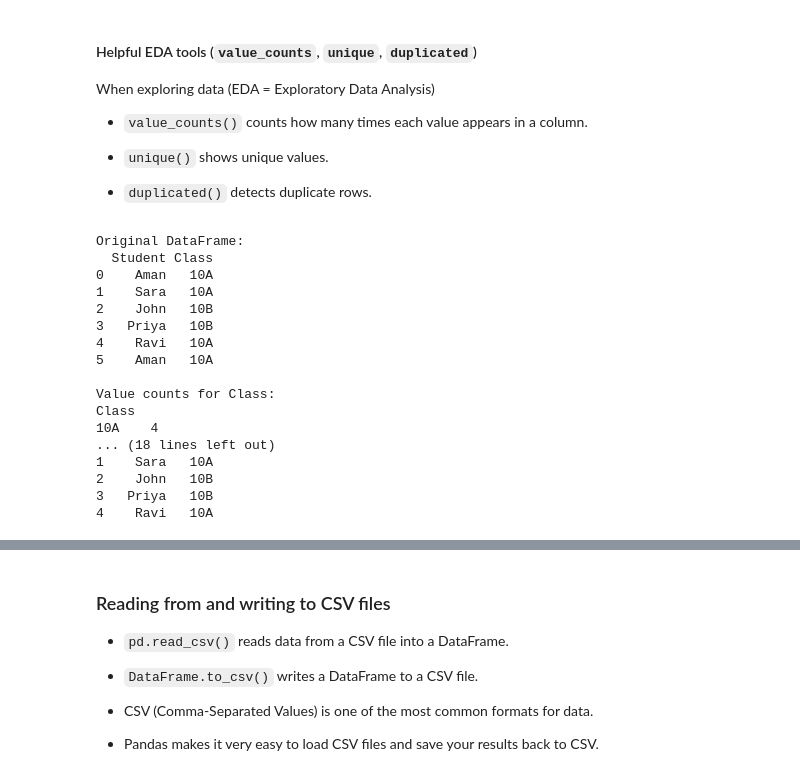
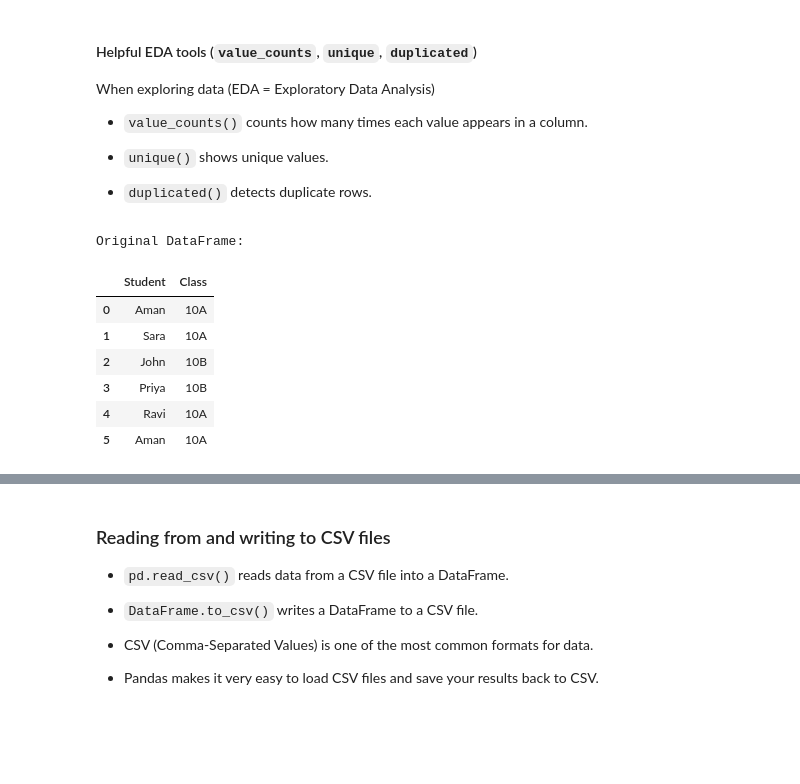
Before and after one commit to noorhzrh/Daily-Practice, a Jupyter notebook: Day 7/Pandas.ipynb, the cells around one changed output, grey strips where cells are left out. Saved outputs shown, nothing was run; the diff lists cells and outputs as text; code cells hidden in the pictures; blank space fills up the shorter version.

```diff
--- a/Day 7/Pandas.ipynb
+++ b/Day 7/Pandas.ipynb
@@ -275,44 +332,21 @@ When exploring data (EDA = Exploratory Data Analysis)
 # %%
 import pandas as pd
 
 data = {
     "Student": ["Aman", "Sara", "John", "Priya", "Ravi", "Aman"],
     "Class": ["10A", "10A", "10B", "10B", "10A", "10A"]
 }
 
 df = pd.DataFrame(data)
 
 print("Original DataFrame:")
-print(df)
-
-print("\nValue counts for Class:")
-print(df["Class"].value_counts())
-
-print("\nUnique students:")
-print(df["Student"].unique())
-
-print("\nDuplicated rows (True = duplicate):")
-print(df.duplicated())
-
-# Drop duplicates
-df_unique = df.drop_duplicates()
-print("\nDataFrame after dropping duplicates:")
-print(df_unique)
+df
 # %% [output]
 Original DataFrame:
-  Student Class
-0    Aman   10A
-1    Sara   10A
-2    John   10B
-3   Priya   10B
-4    Ravi   10A
-5    Aman   10A
-
-Value counts for Class:
-Class
-10A    4
-... (18 lines left out)
-1    Sara   10A
-2    John   10B
-3   Priya   10B
-4    Ravi   10A
+|  | Student | Class |
+| 0 | Aman | 10A |
+| 1 | Sara | 10A |
+| 2 | John | 10B |
+| 3 | Priya | 10B |
+| 4 | Ravi | 10A |
+| 5 | Aman | 10A |
```
Also changed, not shown: parts of 10 cells of this notebook, 6 other files.
